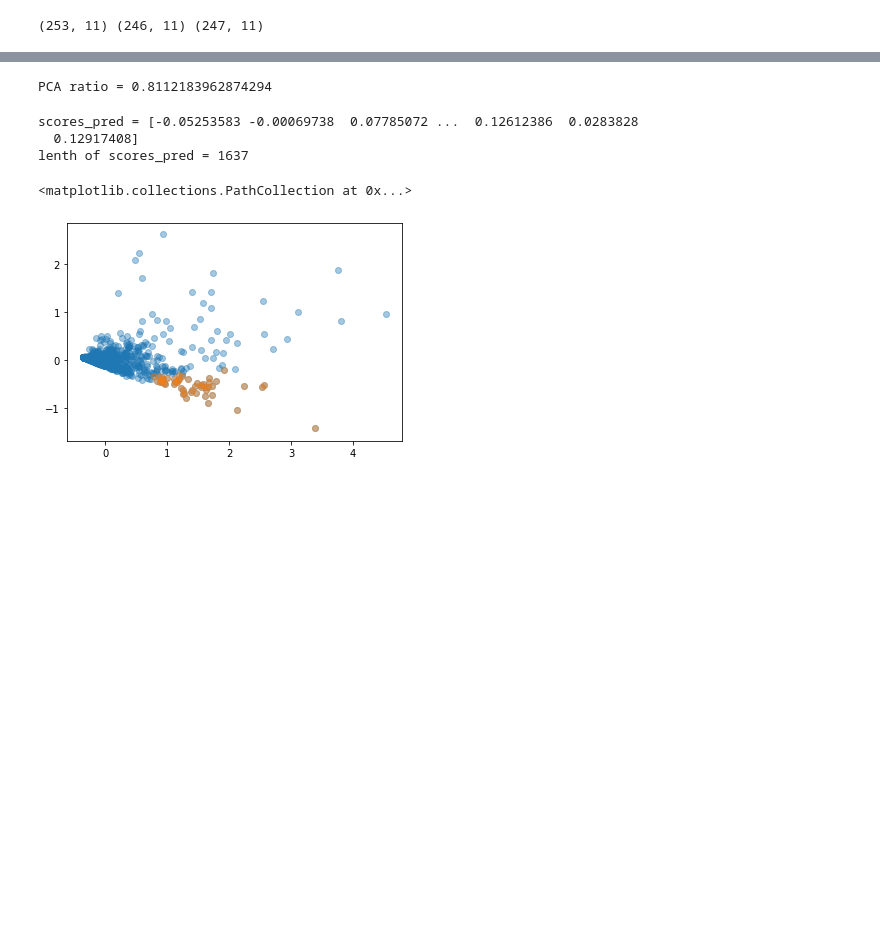
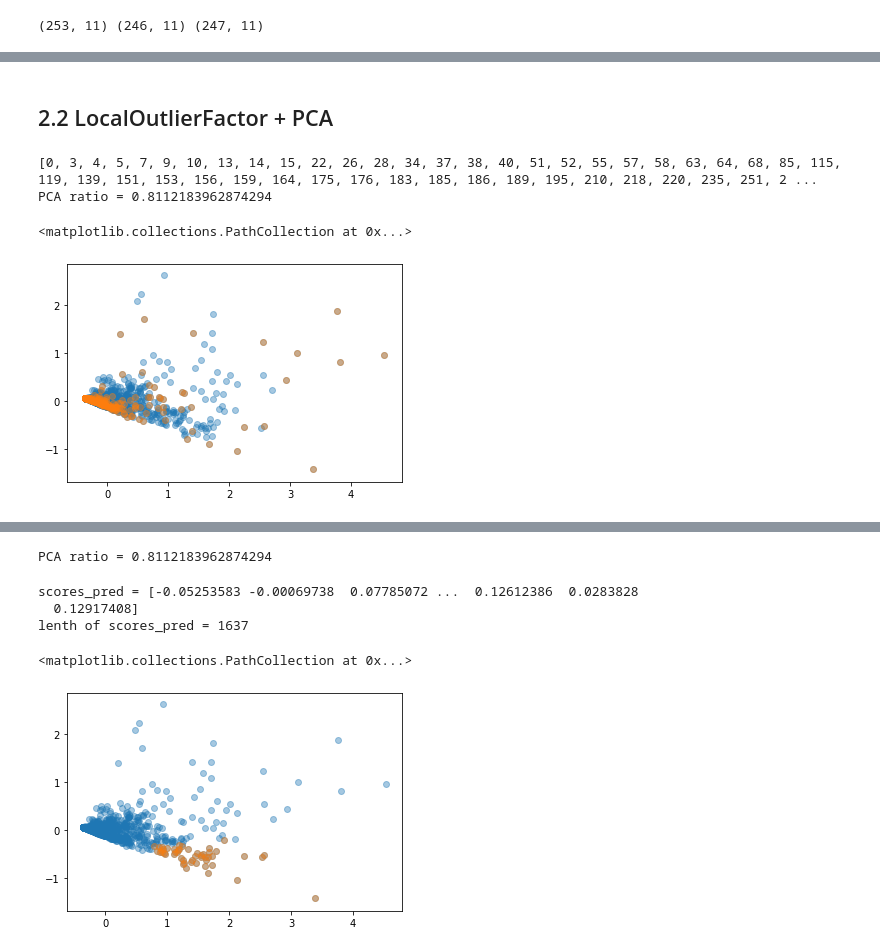
Before and after one commit to Ziqing-WU/AML-Outlier-BE, a Jupyter notebook: BE-hs.ipynb, the cells around one changed output, grey strips where cells are left out. Saved outputs shown, nothing was run; the diff lists cells and outputs as text; code cells hidden in the pictures; blank space fills up the shorter version.

```diff
--- a/BE-hs.ipynb
+++ b/BE-hs.ipynb
@@ -261,0 +335,33 @@ print(mean_per_window_outlier_3.shape, mad_per_window_outlier_3.shape, std_per_w
+# %% [markdown]
+## 2.2  LocalOutlierFactor + PCA
+# %%
+##### LocalOutlierFactor + PCA
+from sklearn.neighbors import LocalOutlierFactor
+from sklearn.decomposition import PCA
+
+lof = LocalOutlierFactor(n_neighbors=5, contamination=0.15, novelty=False)
+
+## mad_per_window
+lof_mad_pred = lof.fit_predict(mad_per_window)
+
+mad_per_window_normal_22 = mad_per_window[lof_mad_pred == 1]
+mad_per_window_outlier_22 = mad_per_window[lof_mad_pred == -1]
+
+# print(list(enumerate(ilf_mad_pred)))
+index = [i for i,x in enumerate(lof_mad_pred) if x==-1]
+print(index)
+
+## PCA dimensionality reduction on 'mad_per_window'
+pca = PCA(n_components = 2)
+pca.fit(mad_per_window)
+X = pca.transform(mad_per_window)
+print(f'PCA ratio = {sum(pca.explained_variance_ratio_)}')
+
+plt.figure()
+plt.scatter(X[:,0], X[:,1], alpha=.4)
+plt.scatter(X[index][:,0],X[index][:,1], alpha=.4)
+# %% [output]
+[0, 3, 4, 5, 7, 9, 10, 13, 14, 15, 22, 26, 28, 34, 37, 38, 40, 51, 52, 55, 57, 58, 63, 64, 68, 85, 115, 119, 139, 151, 153, 156, 159, 164, 175, 176, 183, 185, 186, 189, 195, 210, 218, 220, 235, 251, 2 ...
+PCA ratio = 0.8112183962874294
+<matplotlib.collections.PathCollection at 0x...>
+[figure, added]
```
Also changed, not shown: parts of 20 cells of this notebook.
